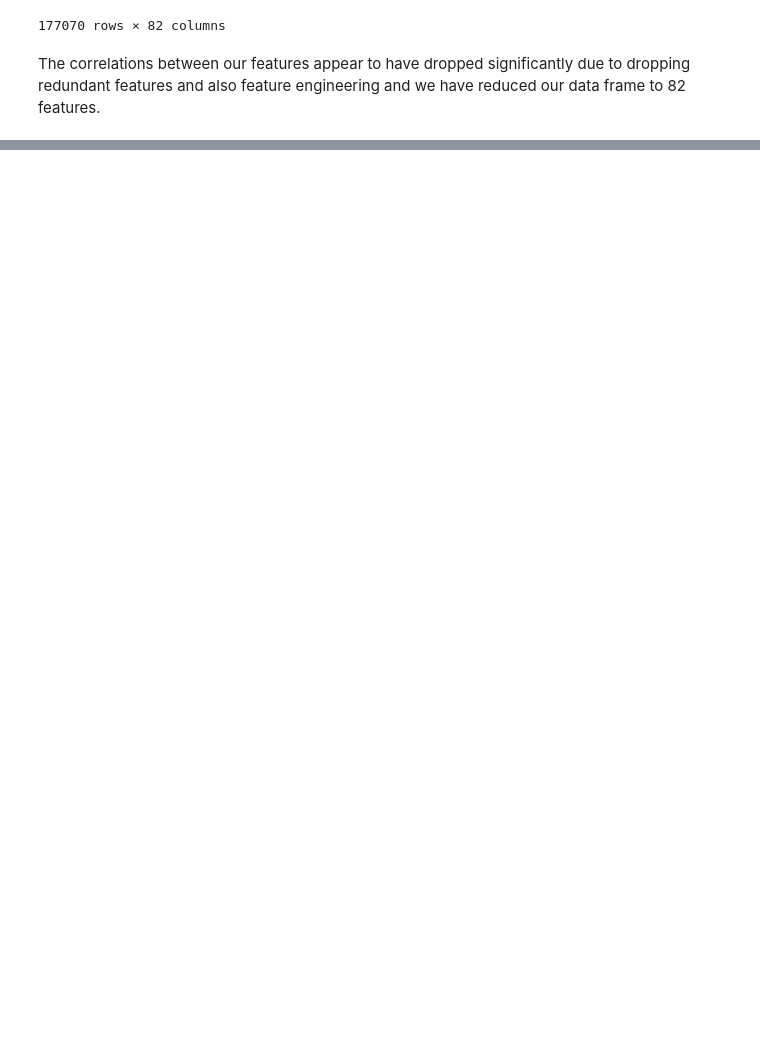
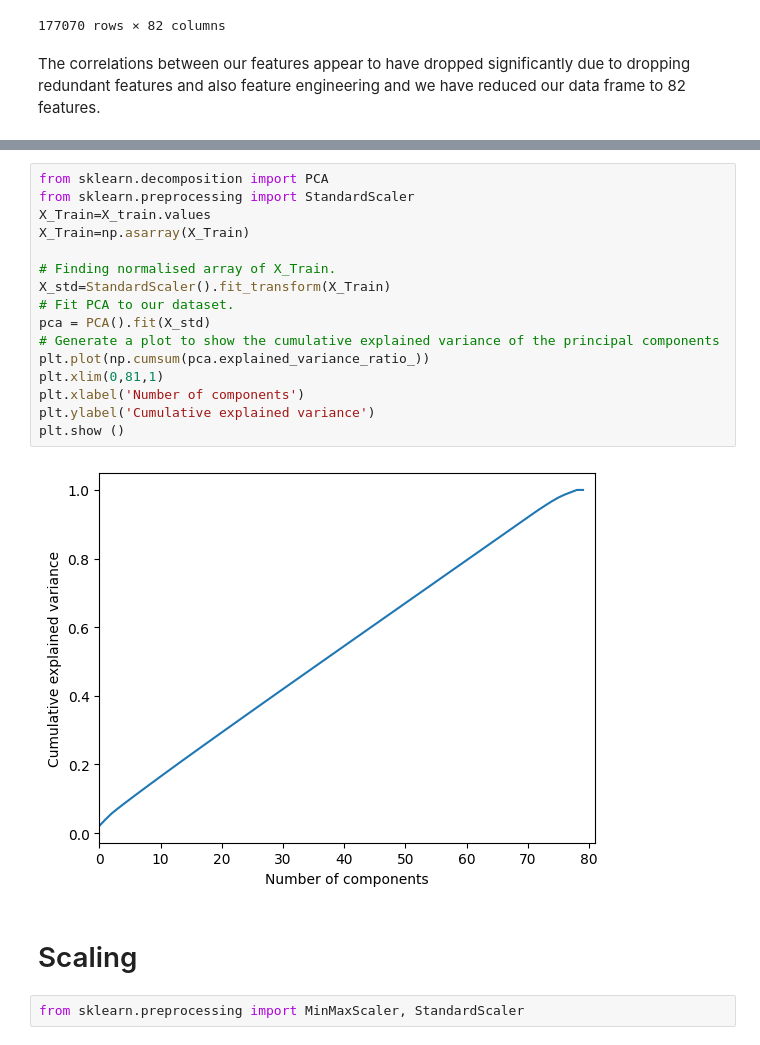
Before and after one commit to muammerkaan/Door_Dash_Interview_Regression_Project, a Jupyter notebook: doordashproject.ipynb, the cells around one changed output, grey strips where cells are left out. Drawn from its saved outputs; the diff is of its cells as text; blank space fills up the shorter version.

```diff
--- a/doordashproject.ipynb
+++ b/doordashproject.ipynb
@@ -402,0 +494,22 @@ The correlations between our features appear to have dropped significantly due t
+# %%
+from sklearn.decomposition import PCA
+from sklearn.preprocessing import StandardScaler
+X_Train=X_train.values
+X_Train=np.asarray(X_Train)
+
+# Finding normalised array of X_Train.
+X_std=StandardScaler().fit_transform(X_Train)
+# Fit PCA to our dataset.
+pca = PCA().fit(X_std)
+# Generate a plot to show the cumulative explained variance of the principal components
+plt.plot(np.cumsum(pca.explained_variance_ratio_))
+plt.xlim(0,81,1)
+plt.xlabel('Number of components')
+plt.ylabel('Cumulative explained variance')
+plt.show ()
+# %% [output]
+[figure, added]
+# %% [markdown]
+# Scaling
+# %%
+from sklearn.preprocessing import MinMaxScaler, StandardScaler
```
Also changed, not shown: parts of 15 cells of this notebook.
